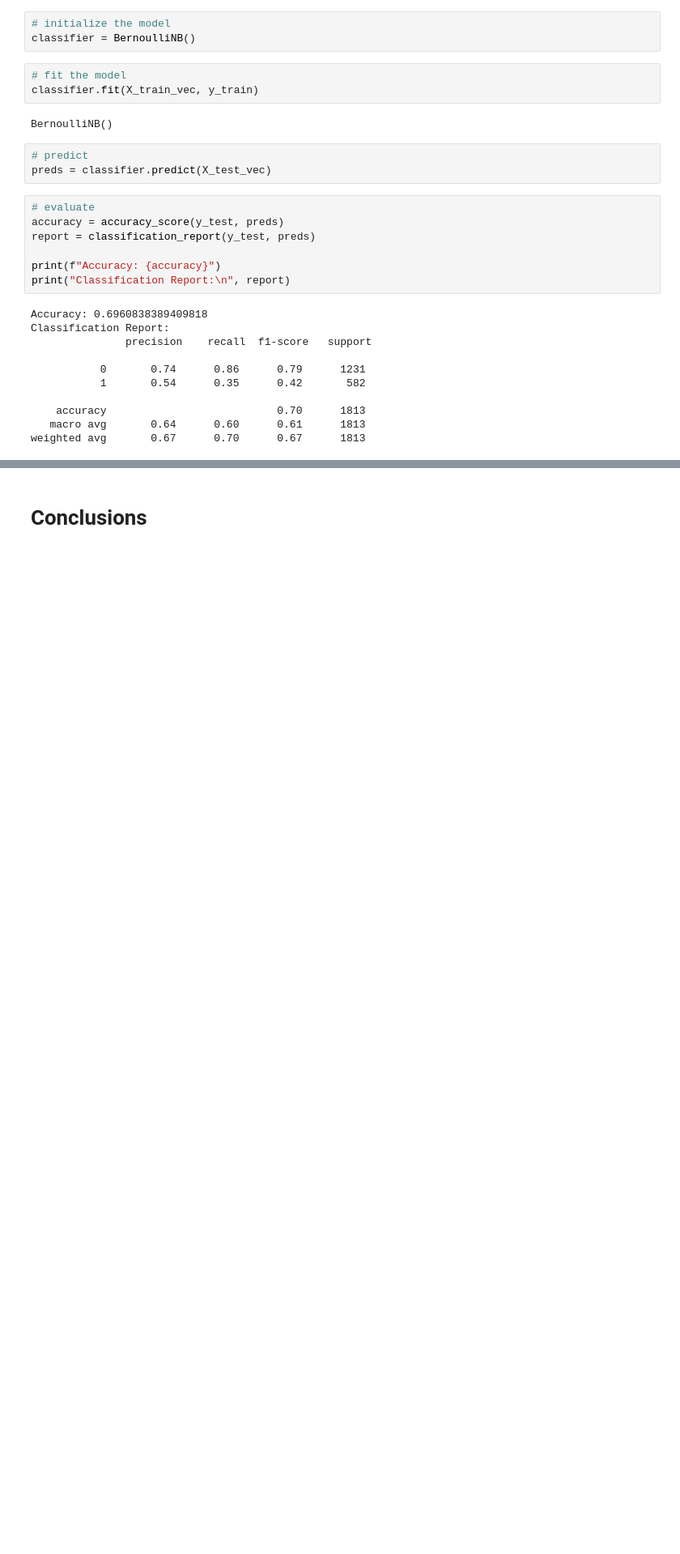
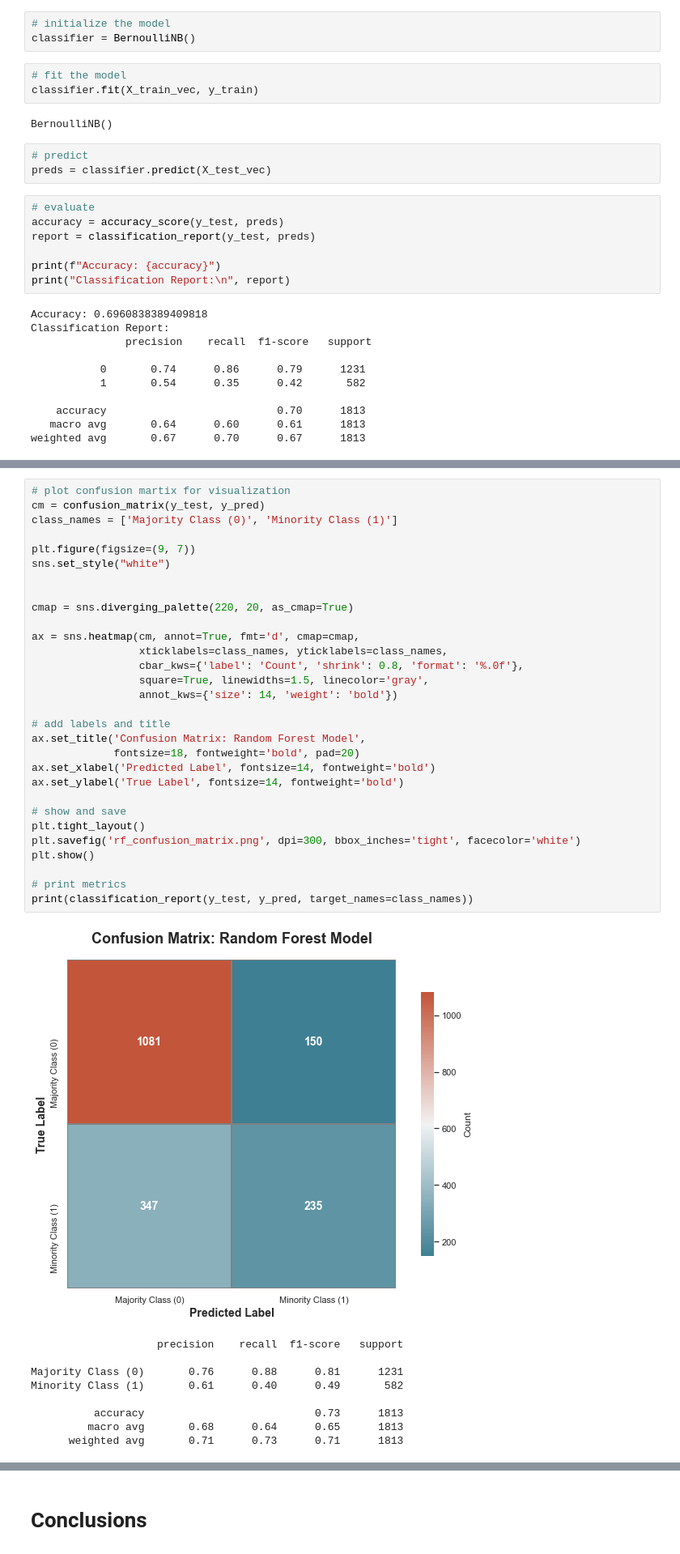
Before and after one commit to sfp13VA/Twitter_Sentiment_Project, a Jupyter notebook: notebook.ipynb, the cells around one changed output, grey strips where cells are left out. Shown: that part at 81% size. Cells and saved outputs as stored; diff of their text form; blank space fills up the shorter version.

```diff
--- a/notebook.ipynb
+++ b/notebook.ipynb
@@ -529,0 +648,40 @@ Test set accuracy: 0.8792057363485934
+# %%
+# plot confusion martix for visualization
+cm = confusion_matrix(y_test, y_pred)
+class_names = ['Majority Class (0)', 'Minority Class (1)']
+
+plt.figure(figsize=(9, 7))
+sns.set_style("white")
+
+
+cmap = sns.diverging_palette(220, 20, as_cmap=True)
+
+ax = sns.heatmap(cm, annot=True, fmt='d', cmap=cmap,
+                 xticklabels=class_names, yticklabels=class_names,
+                 cbar_kws={'label': 'Count', 'shrink': 0.8, 'format': '%.0f'},
+                 square=True, linewidths=1.5, linecolor='gray',
+                 annot_kws={'size': 14, 'weight': 'bold'})
+
+# add labels and title
+ax.set_title('Confusion Matrix: Random Forest Model',
+             fontsize=18, fontweight='bold', pad=20)
+ax.set_xlabel('Predicted Label', fontsize=14, fontweight='bold')
+ax.set_ylabel('True Label', fontsize=14, fontweight='bold')
+
+# show and save
+plt.tight_layout()
+plt.savefig('rf_confusion_matrix.png', dpi=300, bbox_inches='tight', facecolor='white')
+plt.show()
+
+# print metrics
+print(classification_report(y_test, y_pred, target_names=class_names))
+# %% [output]
+[figure, added]
+                    precision    recall  f1-score   support
+
+Majority Class (0)       0.76      0.88      0.81      1231
+Minority Class (1)       0.61      0.40      0.49       582
+
+          accuracy                           0.73      1813
+         macro avg       0.68      0.64      0.65      1813
+      weighted avg       0.71      0.73      0.71      1813
```
Also changed, not shown: parts of 42 cells of this notebook, 4 other files.
